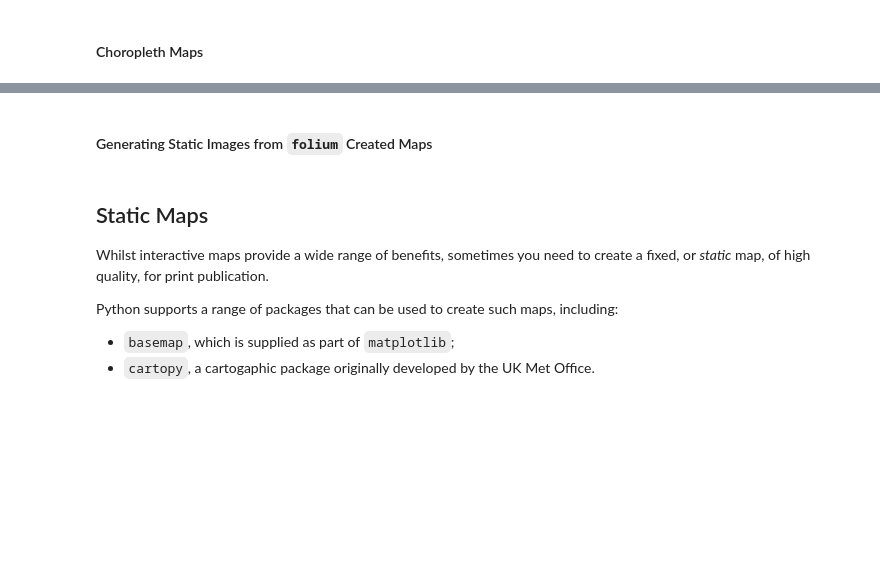
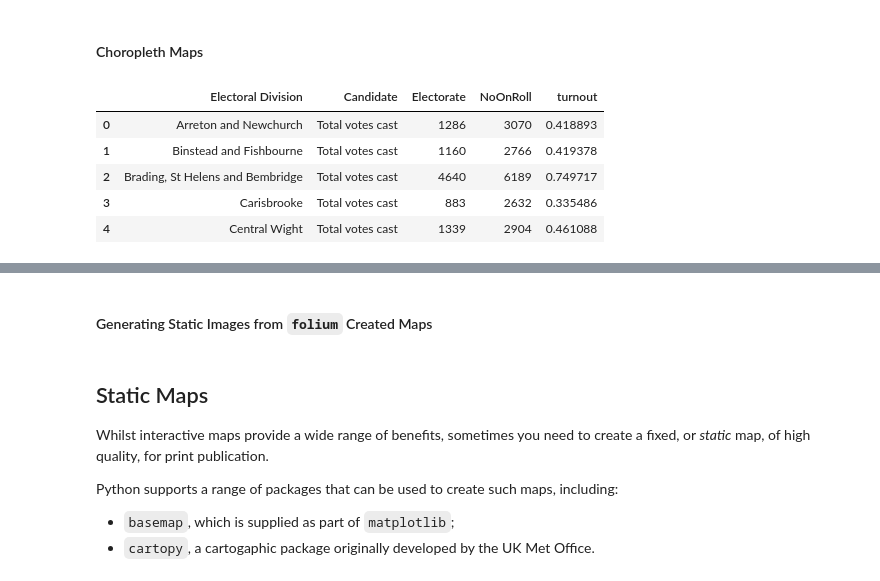
Before and after one commit to psychemedia/showntell, a Jupyter notebook: index_maps.ipynb, the cells around one changed output, grey strips where cells are left out. Drawn from its saved outputs; the diff is of its cells as text; code cells hidden in the pictures; blank space fills up the shorter version.

```diff
--- a/index_maps.ipynb
+++ b/index_maps.ipynb
@@ -99,3 +107,14 @@ m
 [interactive output not drawn]
 # %% [markdown]
 #### Choropleth Maps
+# %%
+import pandas as pd
+turnout=pd.read_csv('data/iw_turnout.csv')
+turnout.head()
+# %% [output]
+|  | Electoral Division | Candidate | Electorate | NoOnRoll | turnout |
+| 0 | Arreton and Newchurch | Total votes cast | 1286 | 3070 | 0.418893 |
+| 1 | Binstead and Fishbourne | Total votes cast | 1160 | 2766 | 0.419378 |
+| 2 | Brading, St Helens and Bembridge | Total votes cast | 4640 | 6189 | 0.749717 |
+| 3 | Carisbrooke | Total votes cast | 883 | 2632 | 0.335486 |
+| 4 | Central Wight | Total votes cast | 1339 | 2904 | 0.461088 |
```
Also changed, not shown: parts of 24 cells of this notebook, 5 other files.
